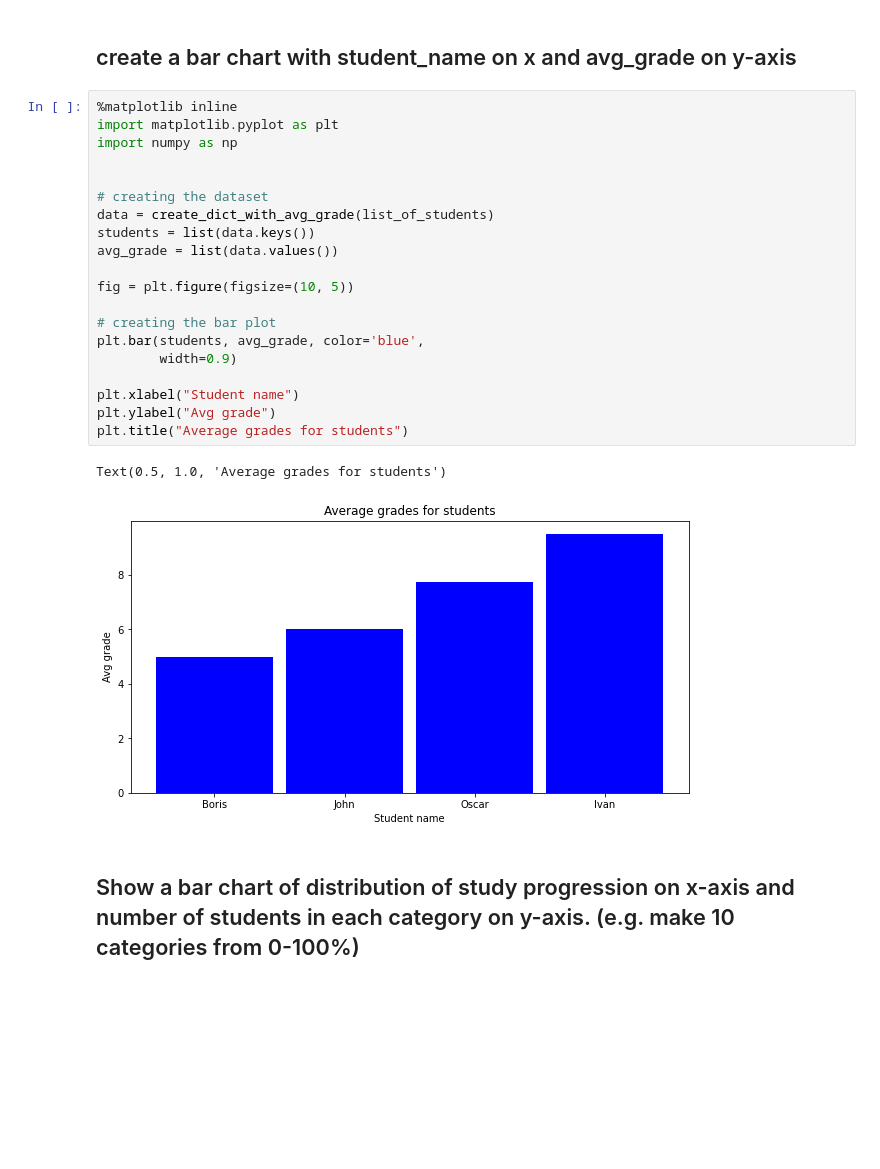
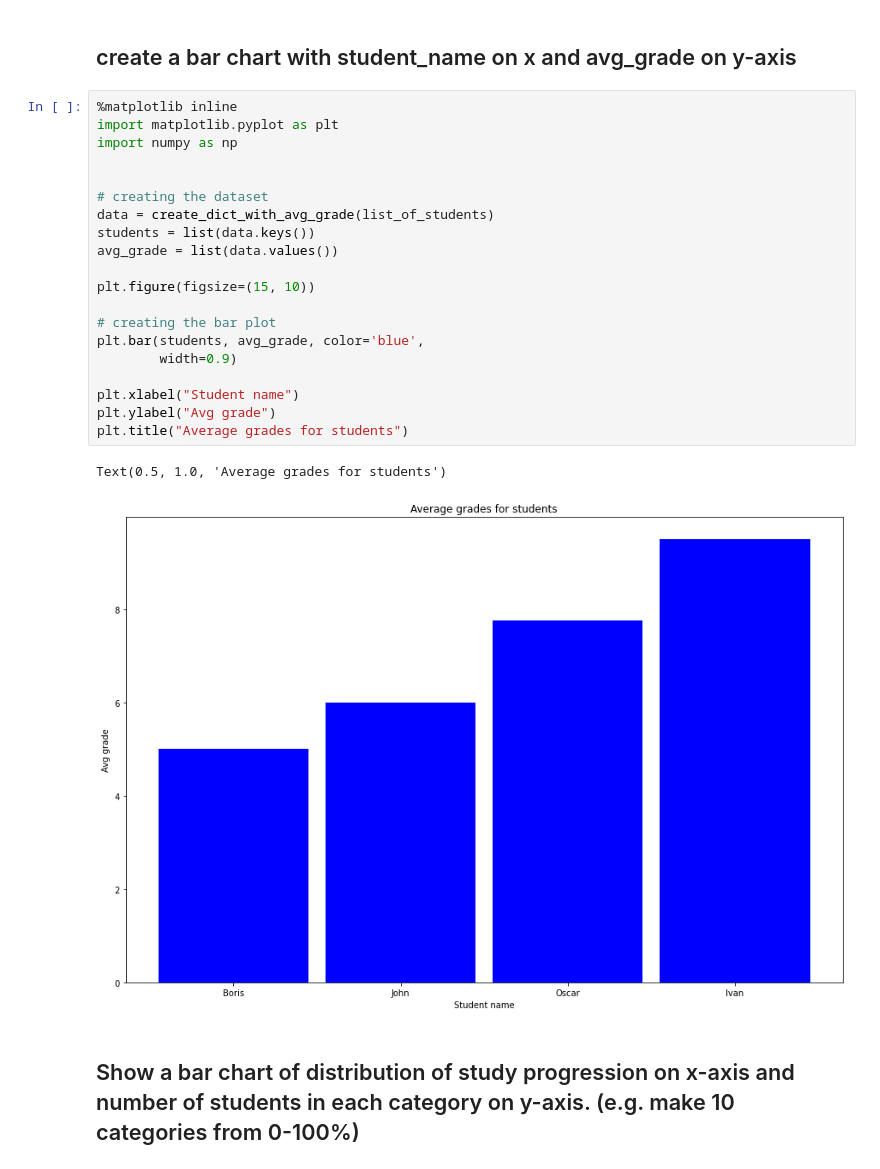
Before and after one commit to AlexanderSarson/sem4_python, a Jupyter notebook: week37/exercises.ipynb, the cells around one changed output. Drawn from its saved outputs; the diff is of its cells as text; blank space fills up the shorter version.

```diff
--- a/week37/exercises.ipynb
+++ b/week37/exercises.ipynb
@@ -198,26 +198,26 @@ Name: Ivan, img_url: img_url, avg_grade: 9.5
 # %%
 %matplotlib inline
 import matplotlib.pyplot as plt
 import numpy as np
 
 
 # creating the dataset
 data = create_dict_with_avg_grade(list_of_students)
 students = list(data.keys())
 avg_grade = list(data.values())
 
-fig = plt.figure(figsize=(10, 5))
+plt.figure(figsize=(15, 10))
 
 # creating the bar plot
 plt.bar(students, avg_grade, color='blue',
         width=0.9)
 
 plt.xlabel("Student name")
 plt.ylabel("Avg grade")
 plt.title("Average grades for students")
 # %% [output]
 Text(0.5, 1.0, 'Average grades for students')
-[figure, old version]
+[figure, new version]
 # %% [markdown]
 ## Show a bar chart of distribution of study progression on x-axis and number of students in each category on y-axis. (e.g. make 10 categories from 0-100%)
 # %%
```
Also changed, not shown: 4 other files.
